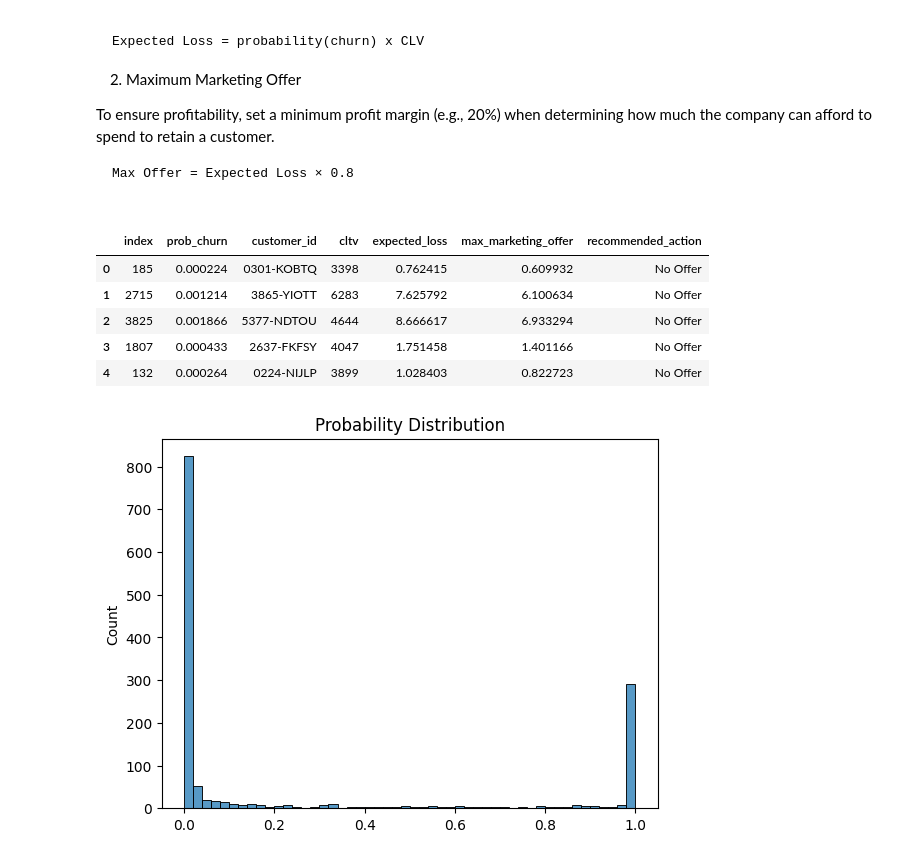
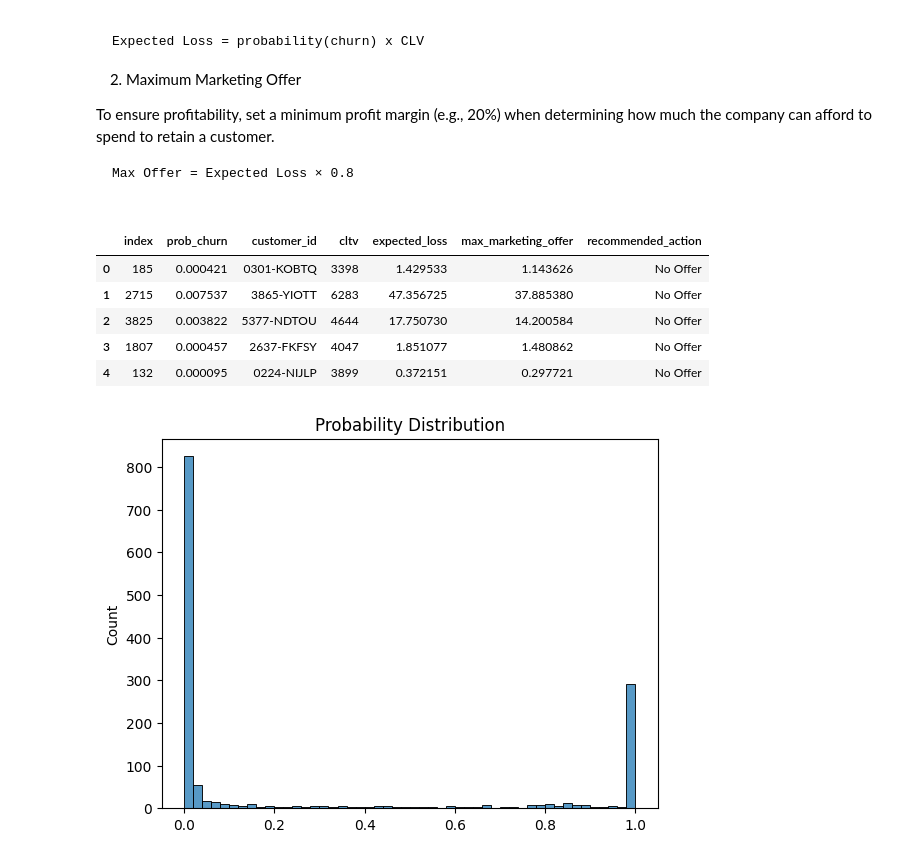
Before and after one commit to sna-ds/Telecom-Customer-Churn-Prediction-Retention-Strategy, a Jupyter notebook: notebook/exploration_and_prediction.ipynb, the cells around one changed output. Saved outputs shown, nothing was run; the diff lists cells and outputs as text; code cells hidden in the pictures.

```diff
--- a/notebook/exploration_and_prediction.ipynb
+++ b/notebook/exploration_and_prediction.ipynb
@@ -1223,23 +1232,34 @@ Based on Logistic Regression and LightGBM Feature Importance, here are the featu
 # %% [markdown]
 ## Simplified Features Model
 # %%
+# SELECTED FEATURES
 features = [
-    'satisfaction_score', 'monthly_ charges', 'online_security',
-    'contract_Month-to-Month', 'contract_Two Year', 'contract_One Year',
-    'number_of_dependents', 'tenure'
+    'satisfaction_score',
+    'monthly_ charges',
+    'online_security',
+    'contract_Month-to-Month',
+    'contract_Two Year',
+    'contract_One Year',
+    'number_of_dependents',
+    'tenure'
 ]
 
+# Subset the data
 X_train_simp = X_train[features]
 X_test_simp = X_test[features]
 
-# Define Model
-Best_Model_Simp = LGBMClassifier(class_weight='balanced', learning_rate=0.05, n_estimators=200,
-               num_leaves=15, random_state=42)
+# MODEL SETUP
+Best_Model_Simp = LGBMClassifier(
+    class_weight='balanced',
+    learning_rate=0.05,
+    n_estimators=200,
+    num_leaves=15,
+    random_state=42
+)
 
-# Initialize result list
 results_final = []
 
-# Cross-validation setup
+# CROSS-VALIDATION
 cv = StratifiedKFold(n_splits=5, shuffle=True, random_state=42)
 
 prec_scores, rec_scores, f1_scores, auc_scores = [], [], [], []
@@ -1248,27 +1268,26 @@ for train_idx, val_idx in cv.split(X_train_simp, y_train):
     X_train_cv, X_val = X_train_simp.iloc[train_idx], X_train_simp.iloc[val_idx]
     y_train_cv, y_val = y_train.iloc[train_idx], y_train.iloc[val_idx]
 
-    # Fit model
     Best_Model_Simp.fit(X_train_cv, y_train_cv)
     y_pred = Best_Model_Simp.predict(X_val)
 
-    # Metrics
     prec_scores.append(precision_score(y_val, y_pred))
     rec_scores.append(recall_score(y_val, y_pred))
     f1_scores.append(f1_score(y_val, y_pred))
     auc_scores.append(roc_auc_score(y_val, y_pred))
 
-# Test set
-Best_Model_Simp.fit(X_train, y_train)
+# FINAL TRAIN ON ALL TRAINING DATA
+Best_Model_Simp.fit(X_train_simp, y_train)
 
-# Test Evaluation
-y_pred_test = Best_Model_Simp.predict(X_test)
+# TEST SET EVALUATION
+y_pred_test = Best_Model_Simp.predict(X_test_simp)
+
 test_prec = precision_score(y_test, y_pred_test)
 test_rec = recall_score(y_test, y_pred_test)
 test_f1 = f1_score(y_test, y_pred_test)
 test_auc = roc_auc_score(y_test, y_pred_test)
 
-# Append result
+# STORE RESULTS
 results_final.append({
     "Model": "Simplified Features",
     "Train Precision": np.mean(prec_scores),
@@ -1280,7 +1299,6 @@ results_final.append({
     "Test ROC-AUC": test_auc
 })
 
-# Dataframe
 print("\nCross-Validation Result:")
 results_df = pd.DataFrame(results_final)
 results_df
@@ -1438,7 +1456,7 @@ To ensure profitability, set a minimum profit margin (e.g., 20%) when determinin
 Max Offer = Expected Loss × 0.8
 # %%
 # Predict probabilities
-y_pred_proba = Best_Model_Simp.predict_proba(X_test)[:, 1]
+y_pred_proba = Best_Model_Simp.predict_proba(X_test_simp)[:, 1]
 
 # Create result df using X_test index
 df_result = pd.DataFrame({
@@ -1449,41 +1467,41 @@ df_result = pd.DataFrame({
 # Merge dengan df asli untuk ambil customer_id & CLTV
 df_result = df_result.merge(
     df[["customer_id", "cltv"]],
     left_on="index",
     right_index=True,
     how="left"
 )
 
 # Count expected loss & marketing cost
 df_result["expected_loss"] = df_result["prob_churn"] * df_result["cltv"]
 
 # Company wants minimum 20% margin
 df_result["max_marketing_offer"] = df_result["expected_loss"] * 0.8
 
 # Kategori rekomendasi
 def offer_category(p):
     if p >= 0.80:
         return "High Retention Offer (25–35%)"
     elif p >= 0.60:
         return "Medium Offer (15–25%)"
     elif p >= 0.40:
         return "Light Offer (5–10%)"
     else:
         return "No Offer"
 
 df_result["recommended_action"] = df_result["prob_churn"].apply(offer_category)
 
 df_result.head()
 # %% [output]
 |  | index | prob_churn | customer_id | cltv | expected_loss | max_marketing_offer | recommended_action |
-| 0 | 185 | 0.000224 | 0301-KOBTQ | 3398 | 0.762415 | 0.609932 | No Offer |
-| 1 | 2715 | 0.001214 | 3865-YIOTT | 6283 | 7.625792 | 6.100634 | No Offer |
-| 2 | 3825 | 0.001866 | 5377-NDTOU | 4644 | 8.666617 | 6.933294 | No Offer |
-| 3 | 1807 | 0.000433 | 2637-FKFSY | 4047 | 1.751458 | 1.401166 | No Offer |
-| 4 | 132 | 0.000264 | 0224-NIJLP | 3899 | 1.028403 | 0.822723 | No Offer |
+| 0 | 185 | 0.000421 | 0301-KOBTQ | 3398 | 1.429533 | 1.143626 | No Offer |
+| 1 | 2715 | 0.007537 | 3865-YIOTT | 6283 | 47.356725 | 37.885380 | No Offer |
+| 2 | 3825 | 0.003822 | 5377-NDTOU | 4644 | 17.750730 | 14.200584 | No Offer |
+| 3 | 1807 | 0.000457 | 2637-FKFSY | 4047 | 1.851077 | 1.480862 | No Offer |
+| 4 | 132 | 0.000095 | 0224-NIJLP | 3899 | 0.372151 | 0.297721 | No Offer |
 # %%
 sns.histplot(y_pred_proba, bins=50)
 plt.title("Probability Distribution")
 plt.show()
 # %% [output]
-[figure, old version]
+[figure, new version]
```
Also changed, not shown: parts of 10 cells of this notebook, 2 other files.
